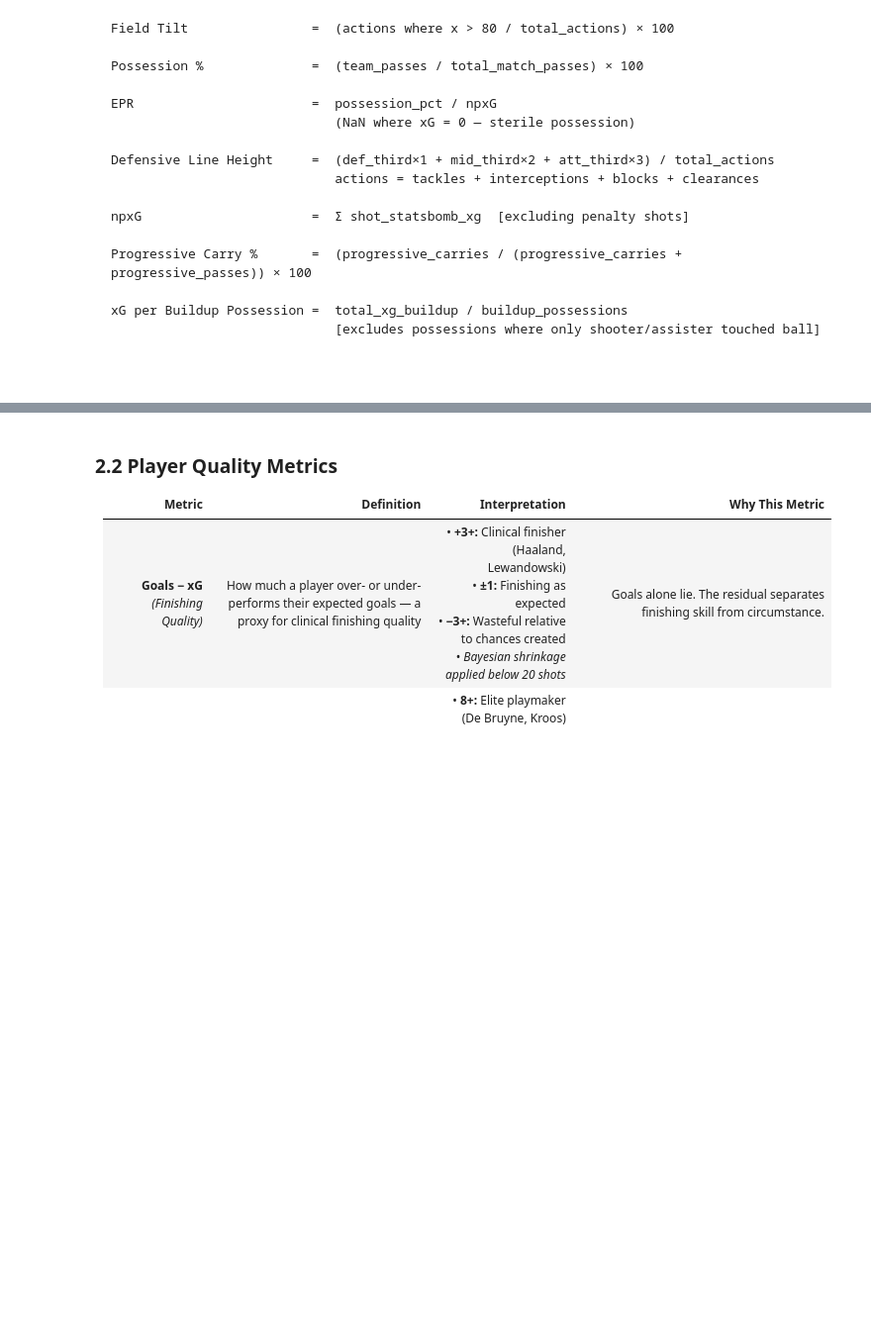
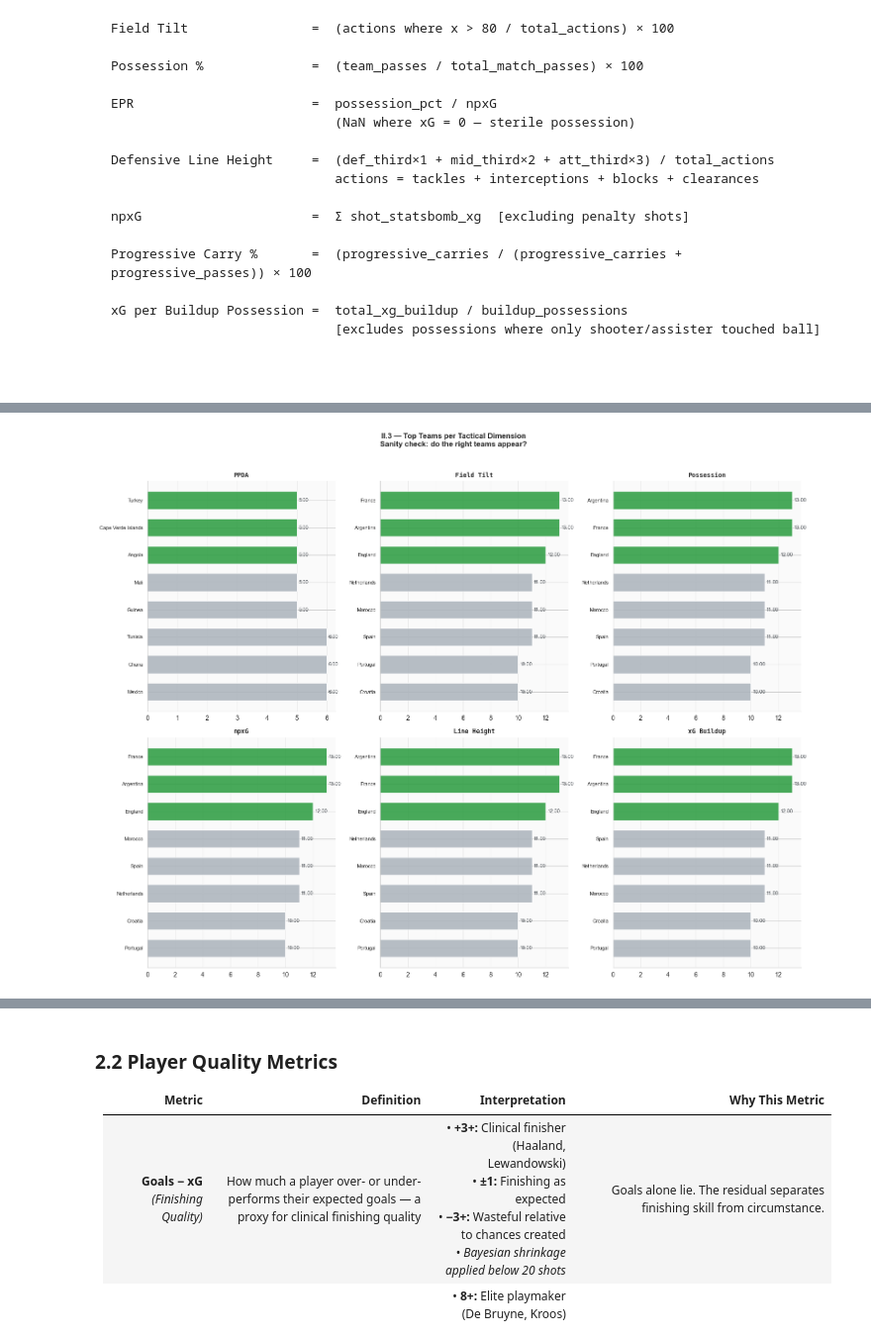
Before and after one commit to soh364/soccer-analytics-capstone-XOh, a Jupyter notebook: eda/EDA_Soomi.ipynb, the cells around one changed output, grey strips where cells are left out. Shown at 99% size. Drawn from its saved outputs; the diff is of its cells as text; code cells hidden in the pictures; blank space fills up the shorter version.

```diff
--- a/eda/EDA_Soomi.ipynb
+++ b/eda/EDA_Soomi.ipynb
@@ -277,0 +291,4 @@ metrics
+# %%
+plot_metric_extremes(metrics)
+# %% [output]
+[figure, added]
```
Also changed, not shown: parts of 23 cells of this notebook.
